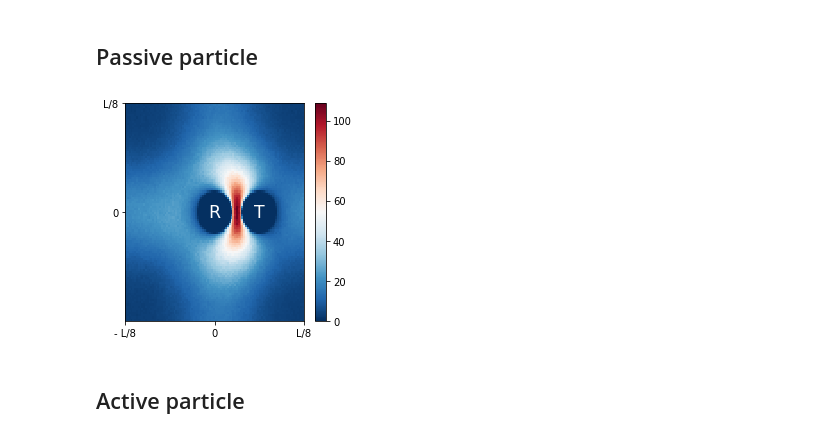
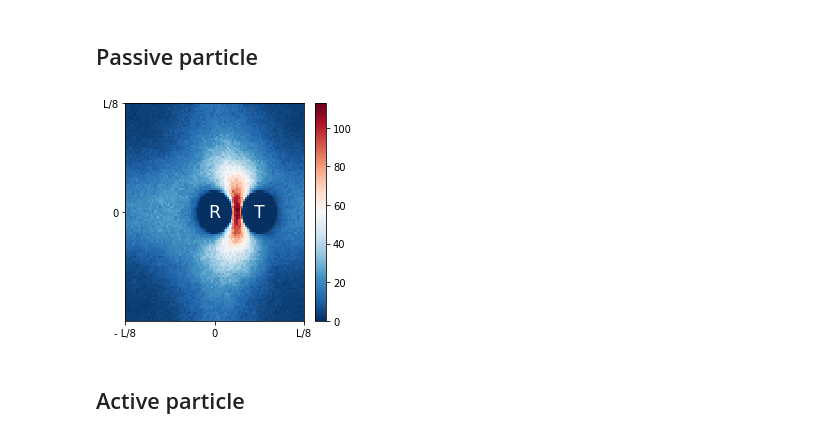
Before and after one commit to abassi98/Active-Brownian-Particles, a Jupyter notebook: src/main.ipynb, the cells around one changed output. Saved outputs shown, nothing was run; the diff lists cells and outputs as text; code cells hidden in the pictures.

```diff
--- a/src/main.ipynb
+++ b/src/main.ipynb
@@ -158,9 +170,9 @@ is_out = False
 # %% [markdown]
 ## Passive particle
 # %%
-fig = plot_passive_particle(reactant, target,is_out=is_out, w=0.0, num_steps=10**8)
+fig = plot_single_particle(reactant, target,is_out=is_out, pe = 0, l_star=10**15, l_dstar=10**15, num_steps=10**7)
 # %% [output]
-[figure, old version]
+[figure, new version]
 # %% [markdown]
 ## Active particle
 # %%
```
Also changed, not shown: parts of 15 cells of this notebook, 1 other file.
